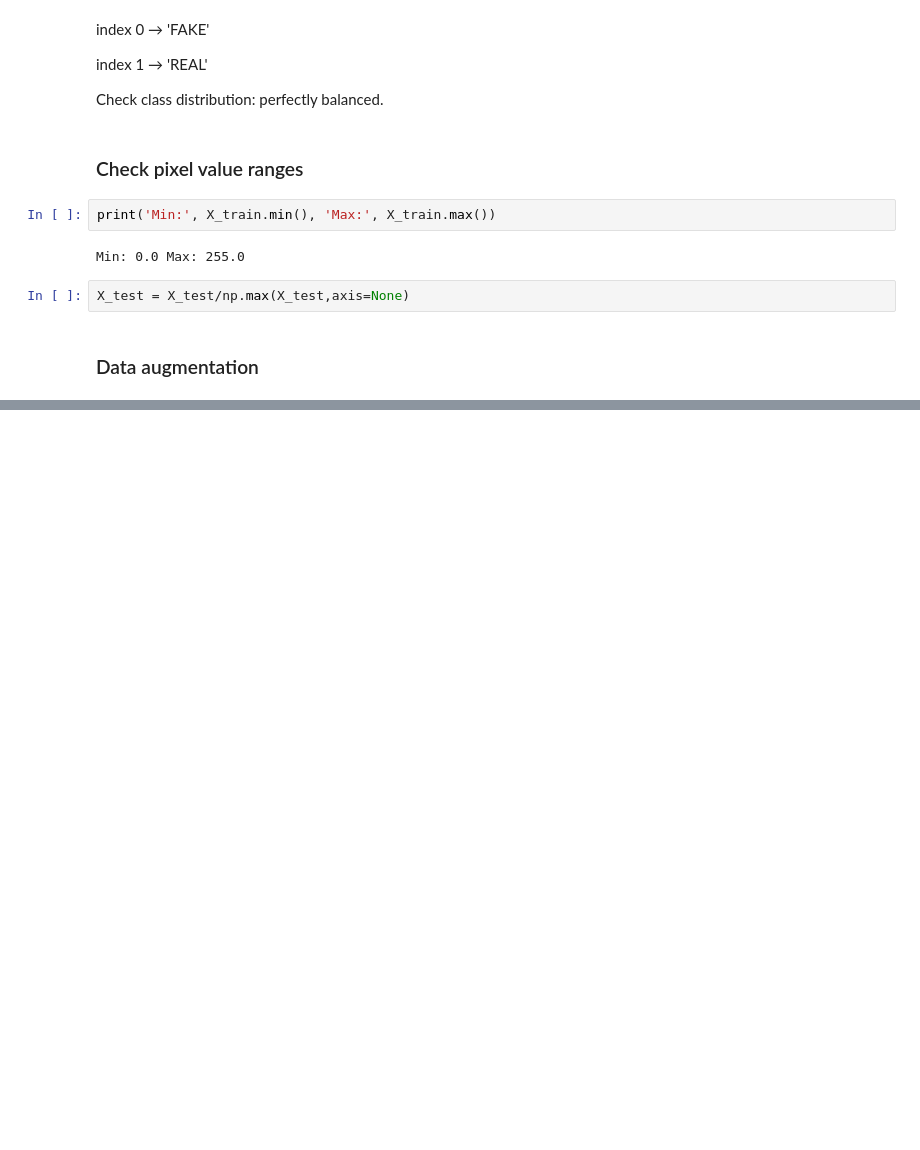
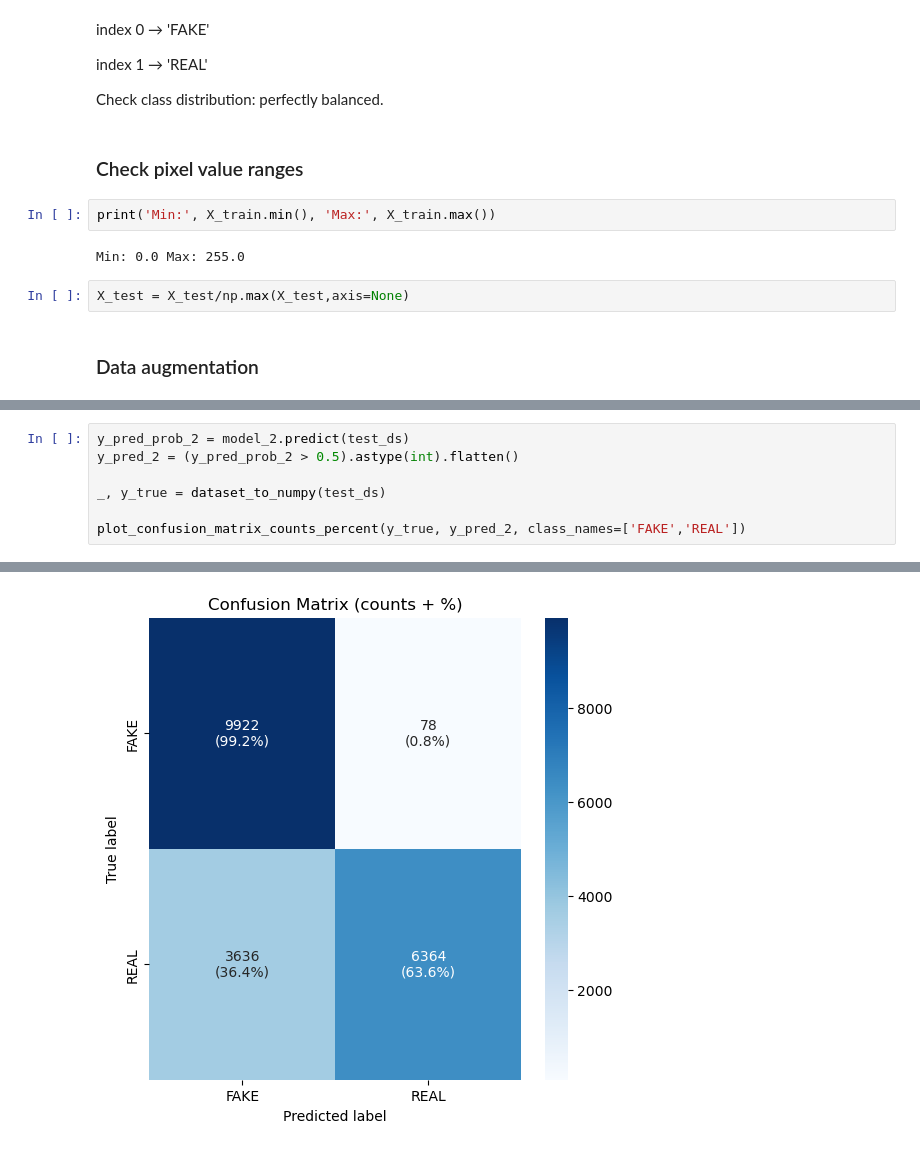
Before and after one commit to elena-if3/Cours_Deep_Learning, a Jupyter notebook: CIFAKE.ipynb, the cells around one changed output, grey strips where cells are left out. Saved outputs shown, nothing was run; the diff lists cells and outputs as text; blank space fills up the shorter version.

```diff
--- a/CIFAKE.ipynb
+++ b/CIFAKE.ipynb
@@ -187,0 +381,8 @@ model = keras.Model(inputs, outputs)
+# %%
+y_pred_prob_2 = model_2.predict(test_ds)
+y_pred_2 = (y_pred_prob_2 > 0.5).astype(int).flatten()
+
+_, y_true = dataset_to_numpy(test_ds)
+
+plot_confusion_matrix_counts_percent(y_true, y_pred_2, class_names=['FAKE','REAL'])
+# %% [output]
@@ -187,0 +390 @@ model = keras.Model(inputs, outputs)
+[figure, added]
```
Also changed, not shown: parts of 32 cells of this notebook.
